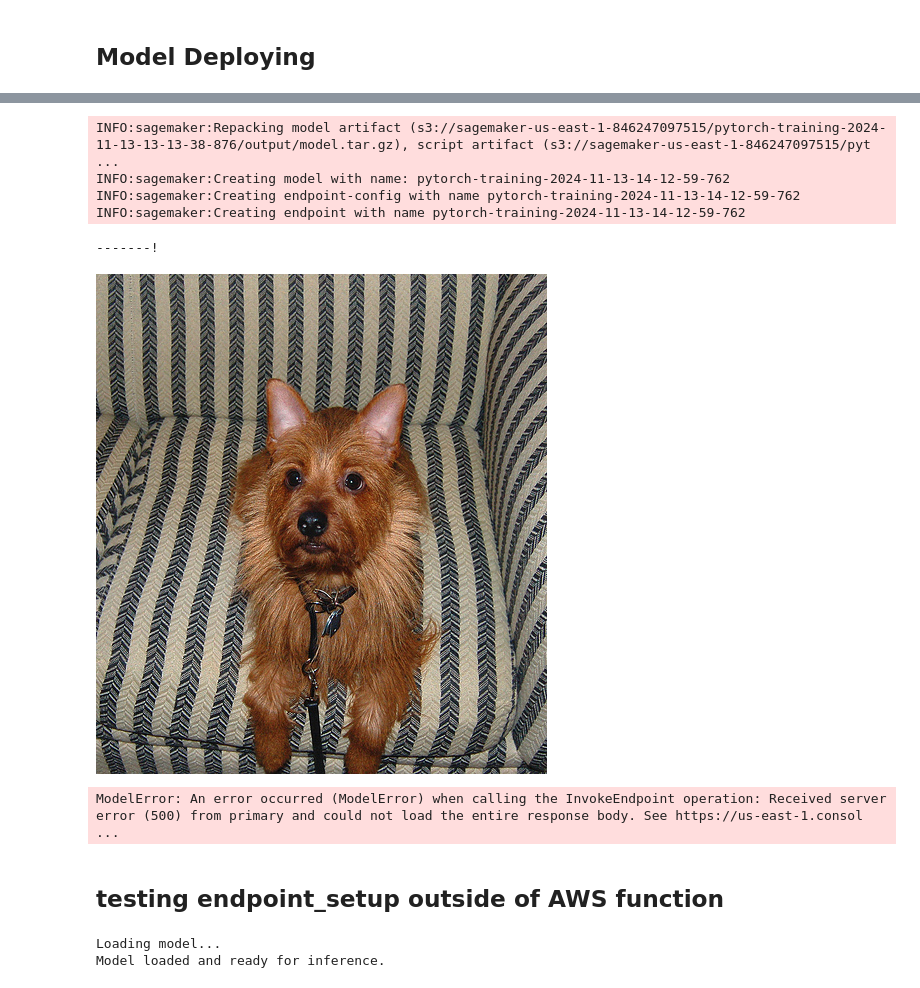
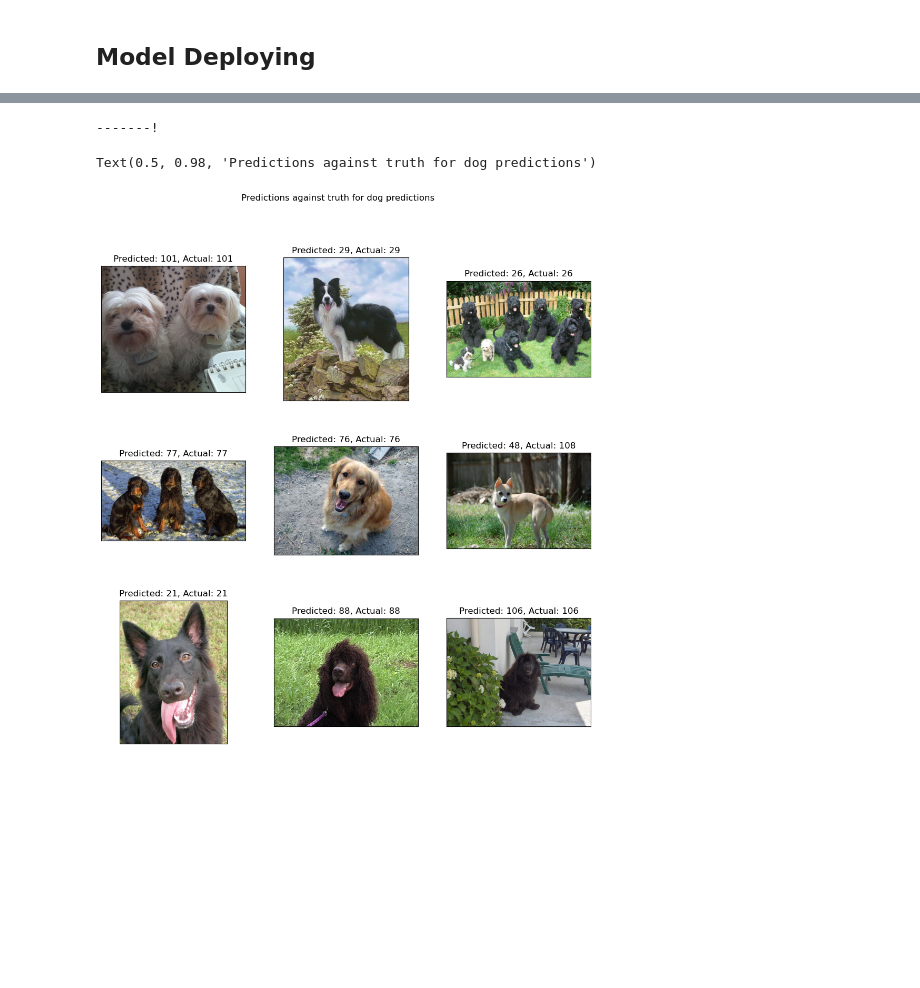
Before and after one commit to jmassey-17/CD0387-deep-learning-topics-within-computer-vision-nlp-project-starter, a Jupyter notebook: train_and_deploy.ipynb, the cells around one changed output, grey strips where cells are left out. Drawn from its saved outputs; the diff is of its cells as text; code cells hidden in the pictures; blank space fills up the shorter version.

Commit message:
Initial submission 20241114

```diff
--- a/train_and_deploy.ipynb
+++ b/train_and_deploy.ipynb
@@ -403,0 +404,4 @@ print(random_images)
+# %%
+# print images
+for image in random_images:
+    print(image)
@@ -422 +436,4 @@ s3://sagemaker-us-east-1-846247097515/pytorch-training-2024-11-13-13-13-38-876/o
+# %%
+# set model location if coming back to a cold session
+model_location = 's3://sagemaker-us-east-1-846247097515/pytorch-training-2024-11-13-13-13-38-876/output/model.tar.gz'
 # %%
@@ -431,45 +449,37 @@ pytorch_model = PyTorchModel(model_data=model_location,
 # %%
 # Add your deployment configuration like instance type and number of instances
-predictor=estimator.deploy(
+predictor=endpoint_model.deploy(
     initial_instance_count=1,
     instance_type='ml.m5.large'
 )
 # %% [output]
-INFO:sagemaker:Repacking model artifact (s3://sagemaker-us-east-1-846247097515/pytorch-training-2024-11-13-13-13-38-876/output/model.tar.gz), script artifact (s3://sagemaker-us-east-1-846247097515/pyt ...
-INFO:sagemaker:Creating model with name: pytorch-training-2024-11-13-14-12-59-762
-INFO:sagemaker:Creating endpoint-config with name pytorch-training-2024-11-13-14-12-59-762
-INFO:sagemaker:Creating endpoint with name pytorch-training-2024-11-13-14-12-59-762
+-------!
--------!
-# %%
-# select byte imagefrom PIL import Image
-import io
-with open(random_images[0], "rb") as image:
-    img_bytes = image.read()
-
-Image.open(io.BytesIO(img_bytes))
-# %% [output]
-[figure, removed]
-# %%
-# Deploy your model to an endpoint
-response = predictor.predict(
-    img_bytes,
-    initial_args={
-        "ContentType": "image/jpeg"
-    }
-)
-# %% [output]
-ModelError: An error occurred (ModelError) when calling the InvokeEndpoint operation: Received server error (500) from primary and could not load the entire response body. See https://us-east-1.consol ...
+# %%
+# Deploy your model to an endpoint
+import matplotlib.pyplot as plt
+fig, ax = plt.subplots(3,3, figsize = (12,12))
+for i, image in enumerate(random_images[:-1]): # 9 for symmetry
+    #process image to byte array
+    with open(image, "rb") as img:
+        img_bytes = img.read()
+    #query endpoint
+    response = predictor.predict(
+        img_bytes,
+        initial_args={
+            "ContentType": "image/jpeg"
+        }
+    )
+    #process response
+    predicted = np.argmax(response) +1
+    actual = int(image.split('.')[1].split('/')[-1])
+    # print with info in title
+    ax[i//3, i%3].imshow(Image.open(io.BytesIO(img_bytes)))
+    ax[i//3, i%3].set_title(f'Predicted: {predicted}, Actual: {actual}')
+    ax[i//3, i%3].set_xticks([])
+    ax[i//3, i%3].set_yticks([])
+plt.suptitle('Predictions against truth for dog predictions')
+# %% [output]
+Text(0.5, 0.98, 'Predictions against truth for dog predictions')
+[figure, added]
 # %%
 predictor.delete_endpoint()
-# %% [markdown]
-## testing endpoint_setup outside of AWS function
-# %%
-# Define the model loading function
-MODEL_PATH = "model.pt"
-print("Loading model...")
-model = torch.jit.load(MODEL_PATH, map_location=device)
-model.eval()
-print("Model loaded and ready for inference.")
-# %% [output]
-Loading model...
-Model loaded and ready for inference.
```
Also changed, not shown: parts of 13 cells of this notebook, 19 other files.
